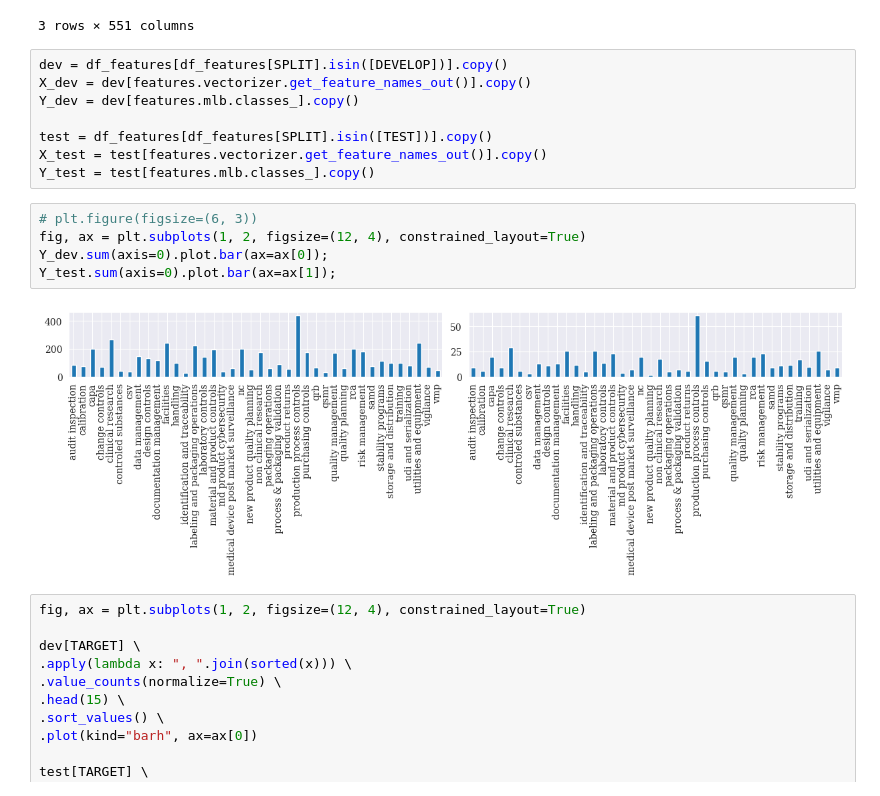
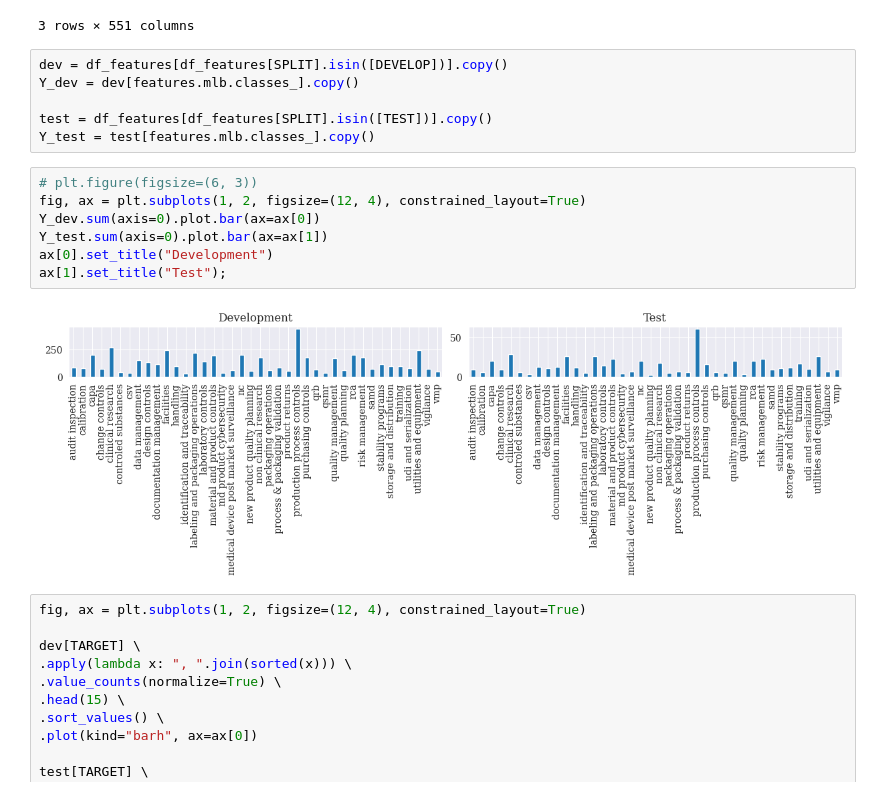
Before and after one commit to vishu-tyagi/JNJ-Capstone-Project, a Jupyter notebook: notebooks/naive-model-evaluation.ipynb, the cells around one changed output. Cells and saved outputs as stored; diff of their text form.

```diff
--- a/notebooks/naive-model-evaluation.ipynb
+++ b/notebooks/naive-model-evaluation.ipynb
@@ -63,19 +63,19 @@ df_features.head(3)
 3 rows × 551 columns
 # %%
 dev = df_features[df_features[SPLIT].isin([DEVELOP])].copy()
-X_dev = dev[features.vectorizer.get_feature_names_out()].copy()
 Y_dev = dev[features.mlb.classes_].copy()
 
 test = df_features[df_features[SPLIT].isin([TEST])].copy()
-X_test = test[features.vectorizer.get_feature_names_out()].copy()
 Y_test = test[features.mlb.classes_].copy()
 # %%
 # plt.figure(figsize=(6, 3))
 fig, ax = plt.subplots(1, 2, figsize=(12, 4), constrained_layout=True)
-Y_dev.sum(axis=0).plot.bar(ax=ax[0]);
-Y_test.sum(axis=0).plot.bar(ax=ax[1]);
+Y_dev.sum(axis=0).plot.bar(ax=ax[0])
+Y_test.sum(axis=0).plot.bar(ax=ax[1])
+ax[0].set_title("Development")
+ax[1].set_title("Test");
 # %% [output]
-[figure, old version]
+[figure, new version]
 # %%
 fig, ax = plt.subplots(1, 2, figsize=(12, 4), constrained_layout=True)
 
```
Also changed, not shown: parts of 1 cell of this notebook, 1 other file.
